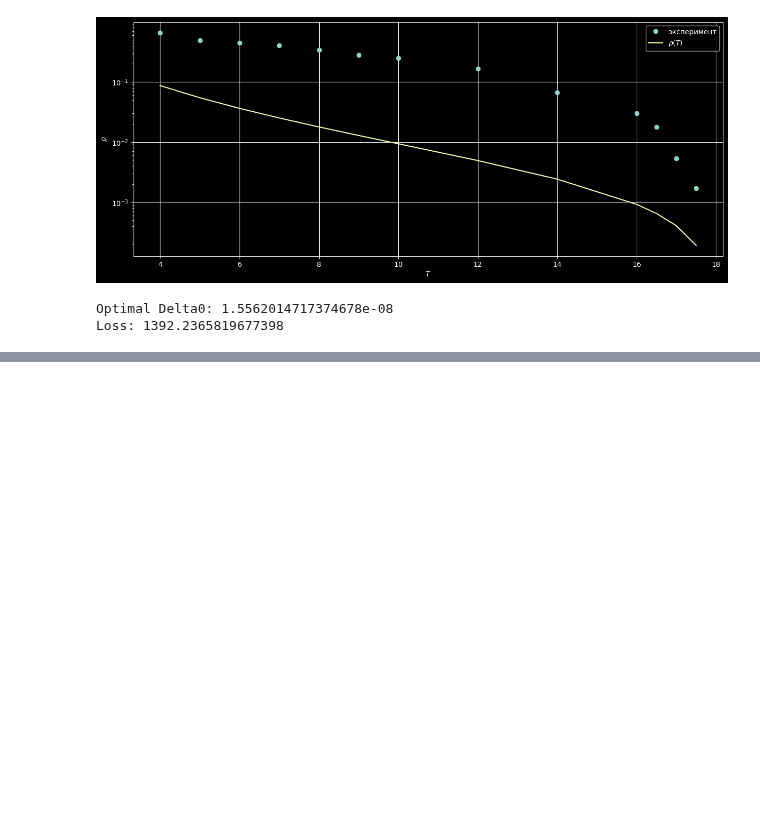
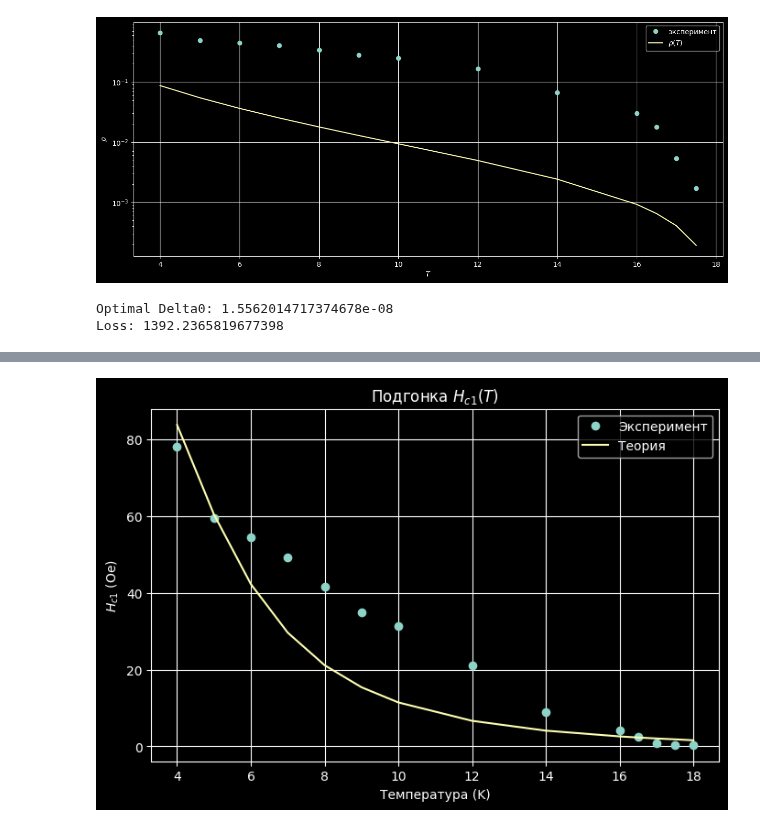
Before and after one commit to matalhim/sdf, a Jupyter notebook: H(T)/main.ipynb, the cells around one changed output, grey strips where cells are left out. Saved outputs shown, nothing was run; the diff lists cells and outputs as text; code cells hidden in the pictures; blank space fills up the shorter version.

```diff
--- a/H(T)/main.ipynb
+++ b/H(T)/main.ipynb
@@ -1177,3 +1212,94 @@ print("Loss:", res.fun)
 # %% [output]
 Optimal Delta0: 1.5562014717374678e-08
 Loss: 1392.2365819677398
+# %%
+import numpy as np
+from scipy.integrate import quad
+from scipy.optimize import minimize
+import matplotlib.pyplot as plt
+
+# Константы
+ALPHA = 1
+Phi = 2.07e-7  # магнитный поток (Oe·cm²)
+lambda_0 = 2.55e-5  # см
+
+# Экспериментальные данные
+T = np.array([4, 5, 6, 7, 8, 9, 10, 12, 14, 16, 16.5, 17, 17.5, 18])
+Hc1_exp = np.array([78.01541, 59.38808, 54.39154, 49.32422, 41.68079,
+                    34.94324, 31.27723, 21.10237, 8.97419, 4.14676,
+                    2.48994, 0.81523, 0.27974, 0.278978])
+Hc2 = np.array([37.75798028, 35.98720901, 34.39504463, 31.91266378, 29.78642319,
+                27.30404234, 24.64412811, 19.14569277, 13.64765999, 7.79348695,
+                5.8412908, 4.77783503, 3.53604075, 1.93958229]) * 1e4  # В Oe
+
+# Функция когерентной длины
+def xi_const(Hc2): return np.sqrt(Phi / (2 * np.pi * Hc2))
+
+# Зависимость щели от температуры
+def delta_T(T, Delta0, Tc):
+    x = (Tc / T) - 1
+    x[x < 0] = 0
+    return Delta0 * np.tanh((np.pi / Delta0) * np.sqrt(ALPHA * x))
+
+# Интеграл для ρ(T)
+def rho_theory(T, Delta0, Tc):
+    Delta = delta_T(T, Delta0, Tc)
+
+    def integrand(eps, Delta_val, T_val):
+        arg = np.sqrt(eps ** 2 + Delta_val ** 2) / (2 * T_val)
+        arg = np.clip(arg, -100, 100)
+        return 1 / np.cosh(arg) ** 2
+
+    rho_vals = []
+    for D, temp in zip(Delta, T):
+        if D == 0:
+            rho_vals.append(0.0)
+            continue
+        try:
+            integral, _ = quad(integrand, 0, 10000, args=(D, temp), limit=300)
+            rho_vals.append(1 - integral / (2 * temp))
+        except Exception:
+            rho_vals.append(0.0)
+    return np.array(rho_vals)
+
+# Теория для Hc1(T)
+def Hc1_theory(T, Delta0, Tc, Hc2_exp):
+    rho = rho_theory(T, Delta0, Tc)
+    xi = xi_const(Hc2_exp)
+    lambda_T = lambda_0 / np.sqrt(np.clip(rho, 1e-10, None))
+    Hc1 = (Phi * rho) / (4 * np.pi * lambda_0 ** 2) * np.log(lambda_T / xi)
+    return Hc1
+
+# Устойчивая логарифмическая целевая функция
+def loss_log_stable(params):
+    Delta0, Tc = params
+    if Delta0 <= 0 or Tc <= 0:
+        return np.inf
+    model = Hc1_theory(T, Delta0, Tc, Hc2)
+    model = np.clip(model, 1e-6, None)
+    target = np.clip(Hc1_exp, 1e-6, None)
+    return np.mean((np.log(model) - np.log(target)) ** 2)
+
+# Оптимизация
+initial_guess = [20, 17]
+bounds = [(5, 100), (17, 18)]
+res = minimize(loss_log_stable, initial_guess, bounds=bounds, method='BFGS')
+
+# Результаты
+Delta0_opt, Tc_opt = res.x
+Hc1_fit = Hc1_theory(T, Delta0_opt, Tc_opt, Hc2)
+
+# Вывод результатов
+print(f"Оптимальные параметры:\nΔ(0) = {Delta0_opt:.2f} K\nTc = {Tc_opt:.2f} K")
+
+# График
+plt.figure(figsize=(8, 5))
+plt.plot(T, Hc1_exp, 'o', label='Эксперимент')
+plt.plot(T, Hc1_fit, '-', label='Теория')
+plt.xlabel("Температура (K)")
+plt.ylabel(r"$H_{c1}$ (Oe)")
+plt.legend()
+plt.grid(True)
+plt.title("Подгонка $H_{c1}(T)$")
+plt.show()
+# %% [output]
@@ -1179,0 +1309 @@ Loss: 1392.2365819677398
+[figure, added]
```
Also changed, not shown: parts of 9 cells of this notebook, 9 other files.
